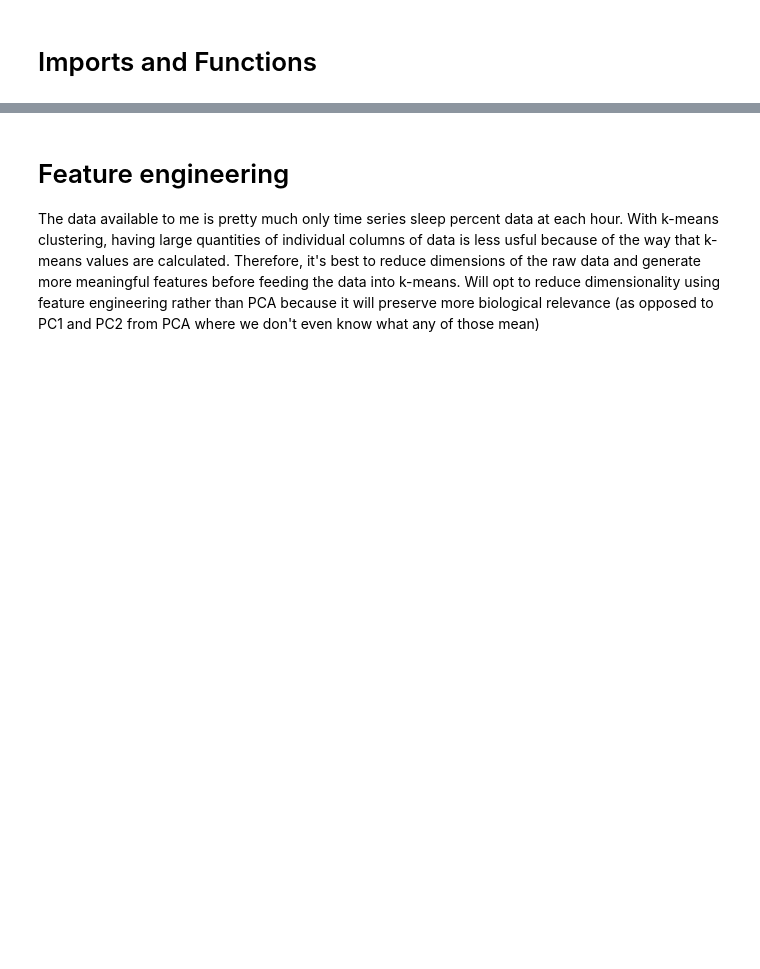
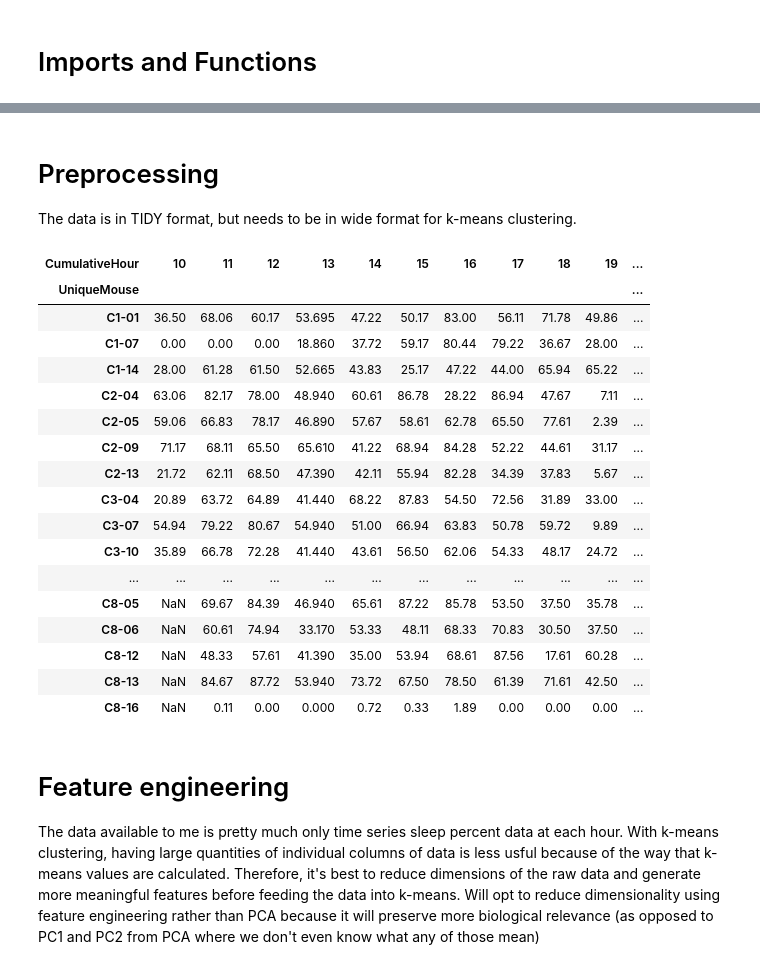
Before and after one commit to kylimcqueen/Sleep-Analysis, a Jupyter notebook: k_means_and_hierarchical00.ipynb, the cells around one changed output, grey strips where cells are left out. Saved outputs shown, nothing was run; the diff lists cells and outputs as text; code cells hidden in the pictures; blank space fills up the shorter version.

```diff
--- a/k_means_and_hierarchical00.ipynb
+++ b/k_means_and_hierarchical00.ipynb
@@ -7,3 +33,32 @@ from sklearn.preprocessing import StandardScaler #why standard not minmax?
 import os #for viewing HTML in web browser
 from sklearn.cluster import KMeans
 import matplotlib.pyplot as plt
+
+
+def create_df(filepath):
+    '''
+    Function: Create a df
+    Inputs: filepath
+    Outputs: df
+    '''
+    df = pd.read_csv(filepath[0]) #I think the filepath is a tuple? Unsure why
+
+    return df
+
+
+def to_html(df):
+    '''
+    Function: Convert the df to HTML, then get the full HTML address so
+    that you can open it in a browser window and see all the rows and columns easily.
+    Inputs: df
+    Outputs: HTML address
+    '''
+    df.to_html('df_view.html')
+    full_path = os.path.abspath('df_view.html')
+    print(full_path)
+
+
+# Display Pandas dataframes such that they're easy to scroll through
+from IPython.display import display, HTML
+pd.set_option('display.max_rows', None)  # Show all rows
+pd.set_option('display.max_columns', None)  # Show all columns
@@ -44,0 +96,4 @@ C:\Git\Sleep-Analysis\df_view.html
+# %% [markdown]
+# Preprocessing
+
+The data is in TIDY format, but needs to be in wide format for k-means clustering.
@@ -45,3 +103,32 @@ C:\Git\Sleep-Analysis\df_view.html
+# %%
+# Convert the dataframe from TIDY format to wide format
+
+wide_df = df.pivot_table(
+    index='UniqueMouse', # Each row is one animal, so index has to be each individual
+    columns='CumulativeHour', # CumulativeHour or HourOfDay represents column headings in wide format
+    values='PercentSleep' # The values that will fill each column in the appropriate row
+)
+# %%
+wide_df
+# %% [output]
+| CumulativeHour | 10 | 11 | 12 | 13 | 14 | 15 | 16 | 17 | 18 | 19 | ... |
+| UniqueMouse |  |  |  |  |  |  |  |  |  |  | ... |
+| C1-01 | 36.50 | 68.06 | 60.17 | 53.695 | 47.22 | 50.17 | 83.00 | 56.11 | 71.78 | 49.86 | ... |
+| C1-07 | 0.00 | 0.00 | 0.00 | 18.860 | 37.72 | 59.17 | 80.44 | 79.22 | 36.67 | 28.00 | ... |
+| C1-14 | 28.00 | 61.28 | 61.50 | 52.665 | 43.83 | 25.17 | 47.22 | 44.00 | 65.94 | 65.22 | ... |
+| C2-04 | 63.06 | 82.17 | 78.00 | 48.940 | 60.61 | 86.78 | 28.22 | 86.94 | 47.67 | 7.11 | ... |
+| C2-05 | 59.06 | 66.83 | 78.17 | 46.890 | 57.67 | 58.61 | 62.78 | 65.50 | 77.61 | 2.39 | ... |
+| C2-09 | 71.17 | 68.11 | 65.50 | 65.610 | 41.22 | 68.94 | 84.28 | 52.22 | 44.61 | 31.17 | ... |
+| C2-13 | 21.72 | 62.11 | 68.50 | 47.390 | 42.11 | 55.94 | 82.28 | 34.39 | 37.83 | 5.67 | ... |
+| C3-04 | 20.89 | 63.72 | 64.89 | 41.440 | 68.22 | 87.83 | 54.50 | 72.56 | 31.89 | 33.00 | ... |
+| C3-07 | 54.94 | 79.22 | 80.67 | 54.940 | 51.00 | 66.94 | 63.83 | 50.78 | 59.72 | 9.89 | ... |
+| C3-10 | 35.89 | 66.78 | 72.28 | 41.440 | 43.61 | 56.50 | 62.06 | 54.33 | 48.17 | 24.72 | ... |
+| ... | ... | ... | ... | ... | ... | ... | ... | ... | ... | ... | ... |
+| C8-05 | NaN | 69.67 | 84.39 | 46.940 | 65.61 | 87.22 | 85.78 | 53.50 | 37.50 | 35.78 | ... |
+| C8-06 | NaN | 60.61 | 74.94 | 33.170 | 53.33 | 48.11 | 68.33 | 70.83 | 30.50 | 37.50 | ... |
+| C8-12 | NaN | 48.33 | 57.61 | 41.390 | 35.00 | 53.94 | 68.61 | 87.56 | 17.61 | 60.28 | ... |
+| C8-13 | NaN | 84.67 | 87.72 | 53.940 | 73.72 | 67.50 | 78.50 | 61.39 | 71.61 | 42.50 | ... |
+| C8-16 | NaN | 0.11 | 0.00 | 0.000 | 0.72 | 0.33 | 1.89 | 0.00 | 0.00 | 0.00 | ... |
 # %% [markdown]
 # Feature engineering
 
```
Also changed, not shown: parts of 8 cells of this notebook, 22 other files.
